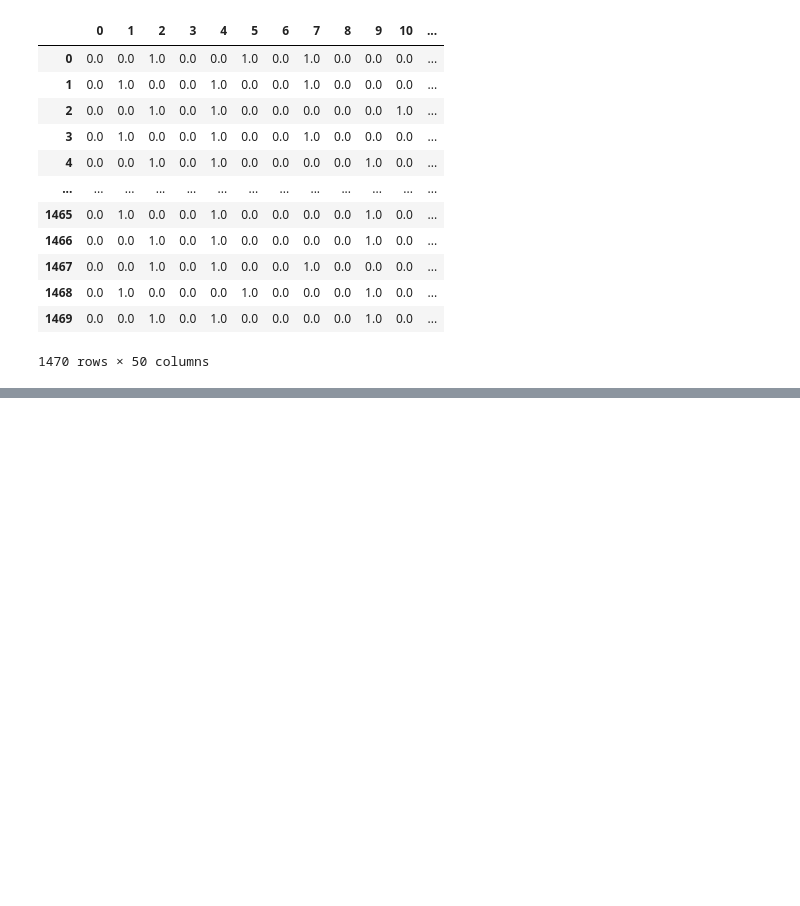
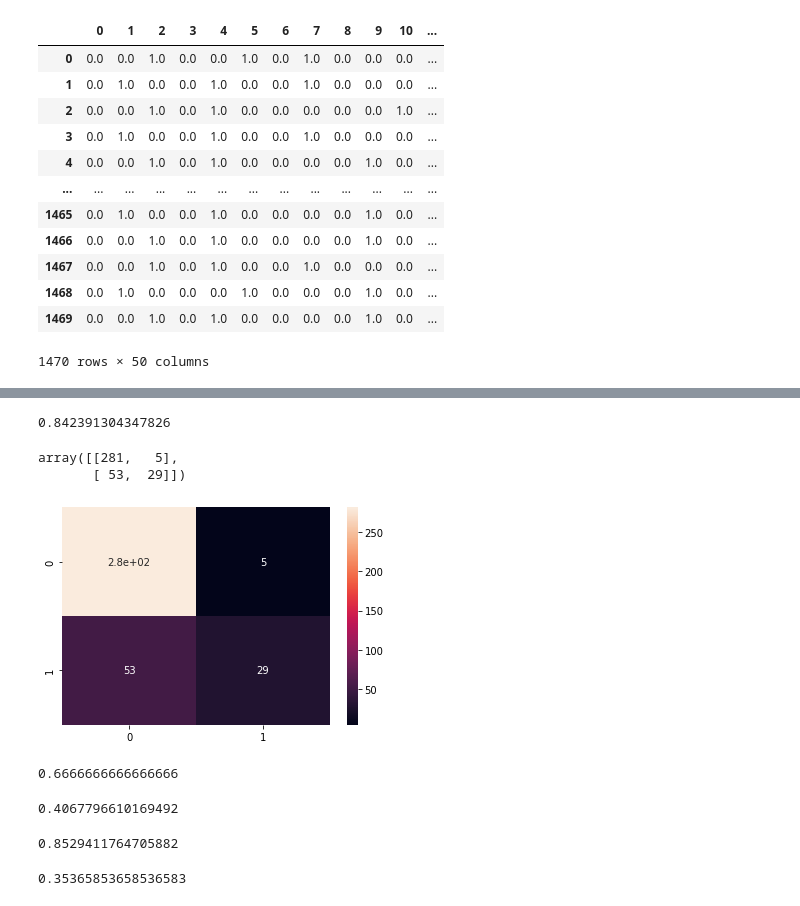
Before and after one commit to lucasgstumpf/RecursosHumanos-DataScience, a Jupyter notebook: Data_Science_Recursos_Humanos.ipynb, the cells around one changed output, grey strips where cells are left out. Cells and saved outputs as stored; diff of their text form; code cells hidden in the pictures; blank space fills up the shorter version.

```diff
--- a/Data_Science_Recursos_Humanos.ipynb
+++ b/Data_Science_Recursos_Humanos.ipynb
@@ -235,7 +238,7 @@ X_all
 # %%
 from sklearn.preprocessing import MinMaxScaler
 scaler = MinMaxScaler()
-X = MinMaxScaler().fit_transform(X_all)
+X = scaler.fit_transform(X_all)
 # %%
 y = employee_df['Attrition']
 # %%
@@ -273,0 +281,3 @@ X_test.shape, y_test
+# %%
+logistic = LogisticRegression()
+logistic.fit(X_train, y_train)
@@ -273,0 +286,3 @@ X_test.shape, y_test
+# %%
+y_pred = logistic.predict(X_test)
+y_pred
@@ -273,0 +324,4 @@ X_test.shape, y_test
+# %%
+accuracy_score(y_test, y_pred)
+# %% [output]
+0.842391304347826
@@ -273,0 +330,20 @@ X_test.shape, y_test
+# %%
+cm = confusion_matrix(y_test, y_pred)
+cm
+# %% [output]
+array([[281,   5],
+       [ 53,  29]])
+# %%
+sns.heatmap(cm, annot= True);
+# %% [output]
+[figure, added]
+# %%
+# Precision
+24 / (24+12)
+# %% [output]
+0.6666666666666666
+# %%
+# Recall
+24 / (24 + 35)
+# %% [output]
+0.4067796610169492
@@ -273,0 +352,8 @@ X_test.shape, y_test
+# %%
+precision_score(y_test, y_pred)
+# %% [output]
+0.8529411764705882
+# %%
+recall_score(y_test, y_pred)
+# %% [output]
+0.35365853658536583
```
Also changed, not shown: parts of 51 cells of this notebook.
